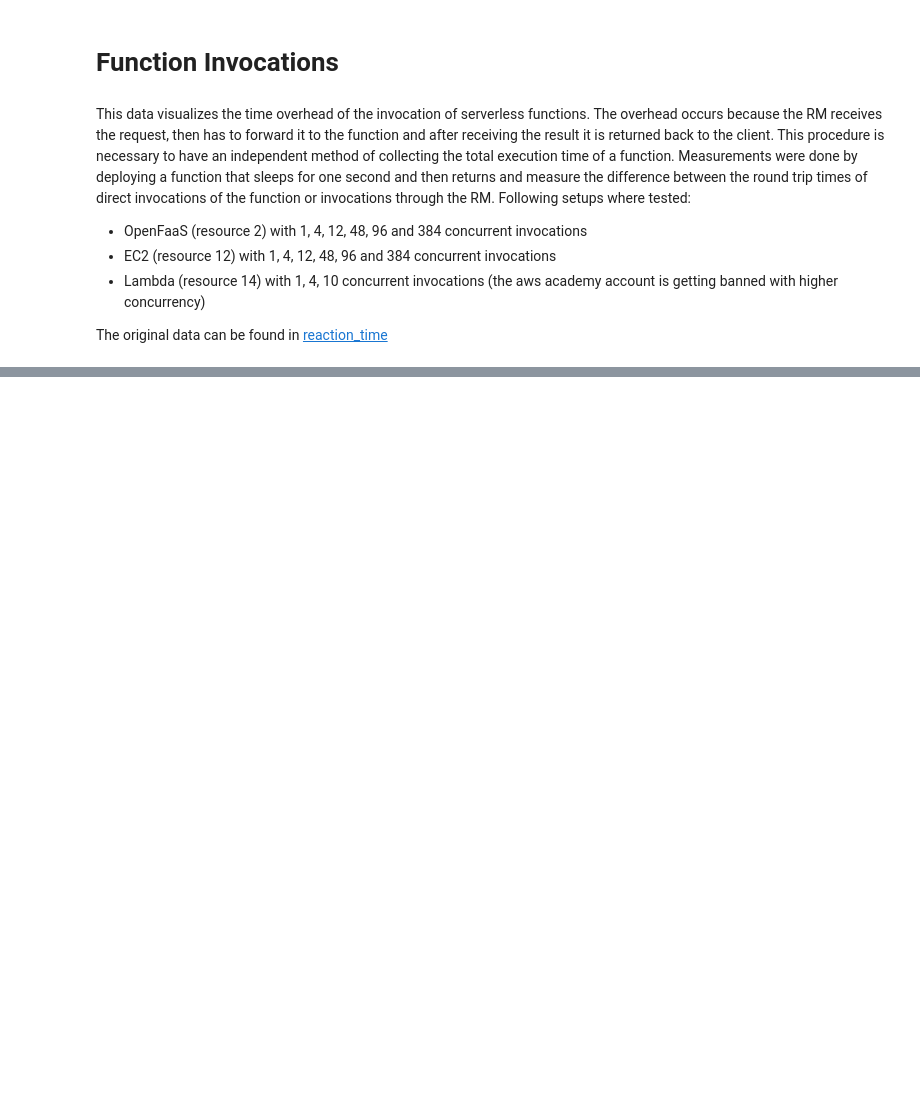
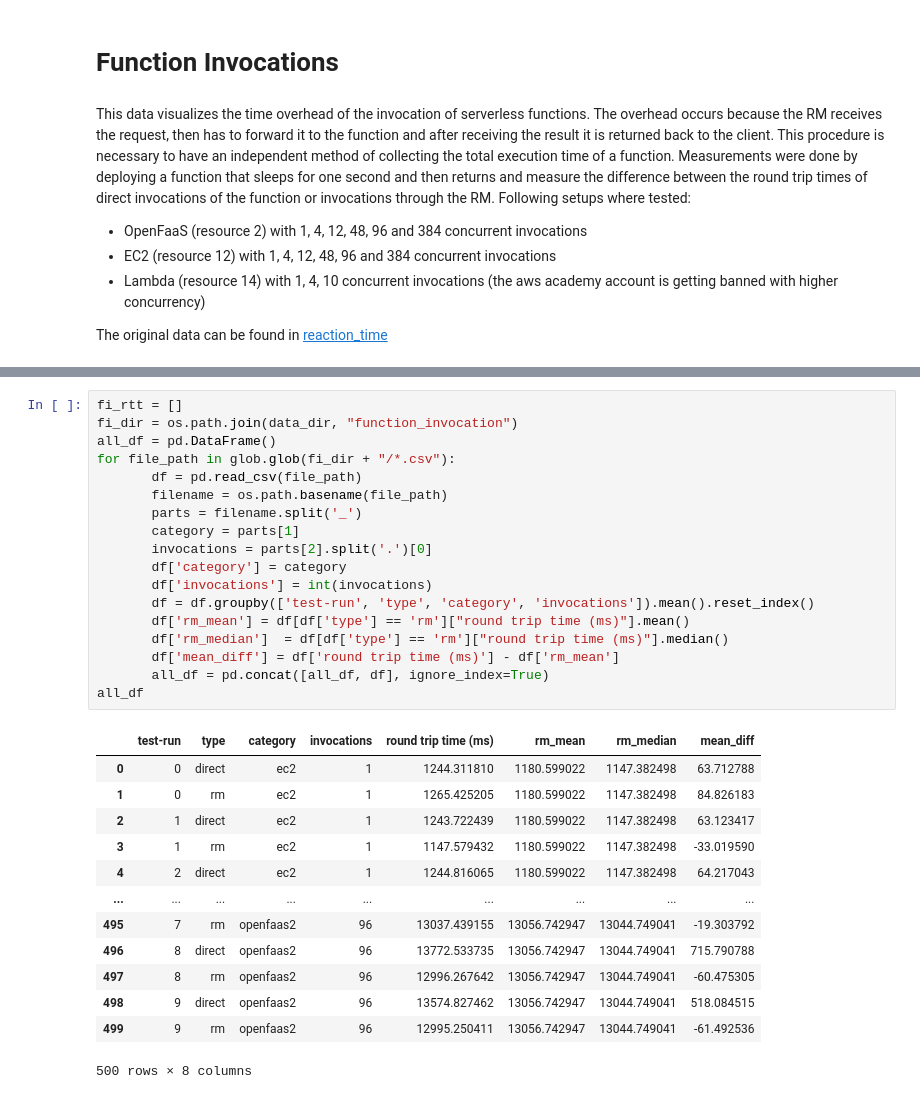
Before and after one commit to Apollo-Tools/resource-manager, a Jupyter notebook: benchmark/results/rm-analysis/function_invocations.ipynb, the cells around one changed output, grey strips where cells are left out. Cells and saved outputs as stored; diff of their text form; blank space fills up the shorter version.

```diff
--- a/benchmark/results/rm-analysis/function_invocations.ipynb
+++ b/benchmark/results/rm-analysis/function_invocations.ipynb
@@ -62,0 +77,32 @@ plt.show()
+# %%
+fi_rtt = []
+fi_dir = os.path.join(data_dir, "function_invocation")
+all_df = pd.DataFrame()
+for file_path in glob.glob(fi_dir + "/*.csv"):
+       df = pd.read_csv(file_path)
+       filename = os.path.basename(file_path)
+       parts = filename.split('_')
+       category = parts[1]
+       invocations = parts[2].split('.')[0]
+       df['category'] = category
+       df['invocations'] = int(invocations)
+       df = df.groupby(['test-run', 'type', 'category', 'invocations']).mean().reset_index()
+       df['rm_mean'] = df[df['type'] == 'rm']["round trip time (ms)"].mean()
+       df['rm_median']  = df[df['type'] == 'rm']["round trip time (ms)"].median()
+       df['mean_diff'] = df['round trip time (ms)'] - df['rm_mean']
+       all_df = pd.concat([all_df, df], ignore_index=True)
+all_df
+# %% [output]
+|  | test-run | type | category | invocations | round trip time (ms) | rm_mean | rm_median | mean_diff |
+| 0 | 0 | direct | ec2 | 1 | 1244.311810 | 1180.599022 | 1147.382498 | 63.712788 |
+| 1 | 0 | rm | ec2 | 1 | 1265.425205 | 1180.599022 | 1147.382498 | 84.826183 |
+| 2 | 1 | direct | ec2 | 1 | 1243.722439 | 1180.599022 | 1147.382498 | 63.123417 |
+| 3 | 1 | rm | ec2 | 1 | 1147.579432 | 1180.599022 | 1147.382498 | -33.019590 |
+| 4 | 2 | direct | ec2 | 1 | 1244.816065 | 1180.599022 | 1147.382498 | 64.217043 |
+| ... | ... | ... | ... | ... | ... | ... | ... | ... |
+| 495 | 7 | rm | openfaas2 | 96 | 13037.439155 | 13056.742947 | 13044.749041 | -19.303792 |
+| 496 | 8 | direct | openfaas2 | 96 | 13772.533735 | 13056.742947 | 13044.749041 | 715.790788 |
+| 497 | 8 | rm | openfaas2 | 96 | 12996.267642 | 13056.742947 | 13044.749041 | -60.475305 |
+| 498 | 9 | direct | openfaas2 | 96 | 13574.827462 | 13056.742947 | 13044.749041 | 518.084515 |
+| 499 | 9 | rm | openfaas2 | 96 | 12995.250411 | 13056.742947 | 13044.749041 | -61.492536 |
+500 rows × 8 columns
```
Also changed, not shown: parts of 4 cells of this notebook, 31 other files.
